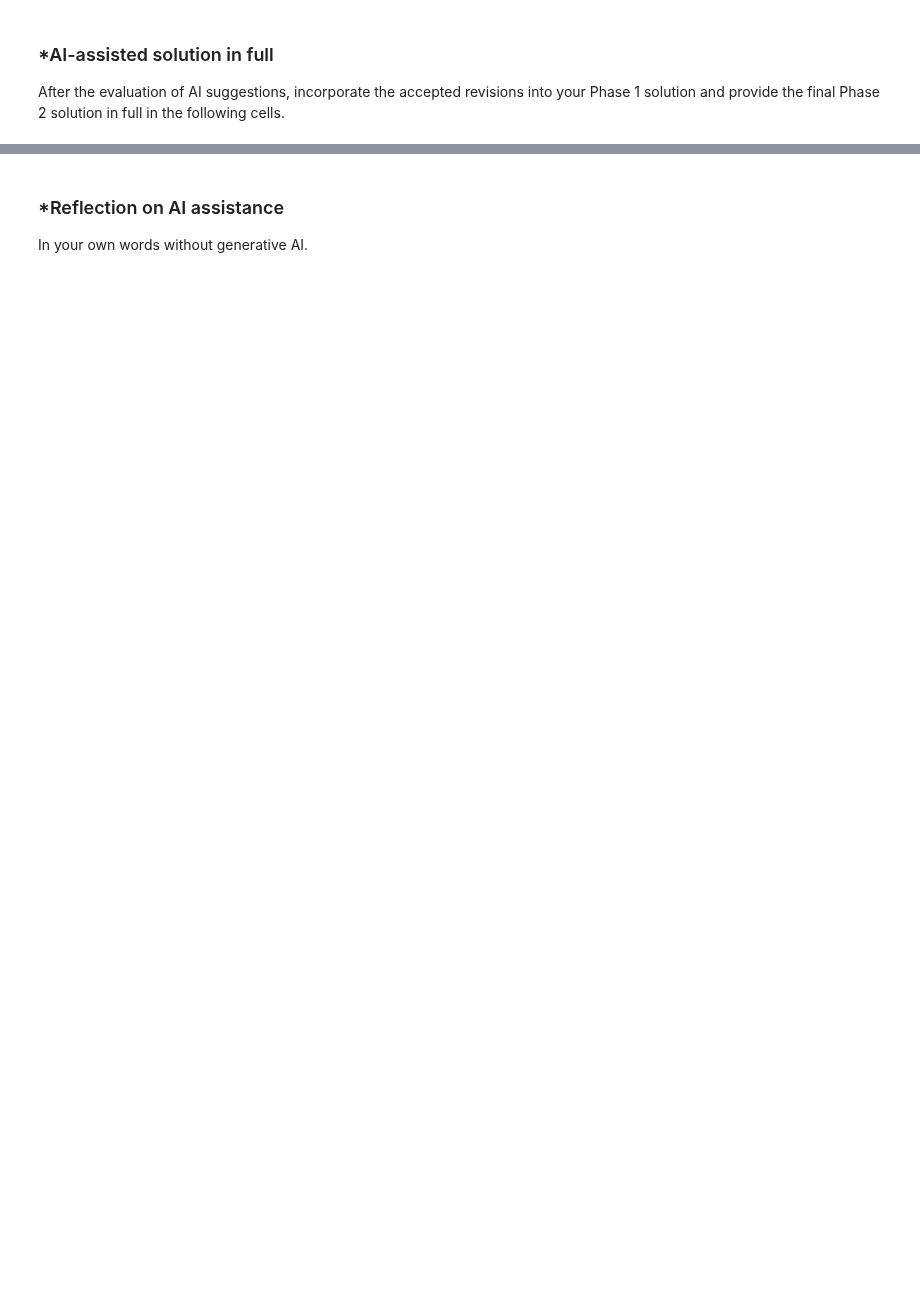
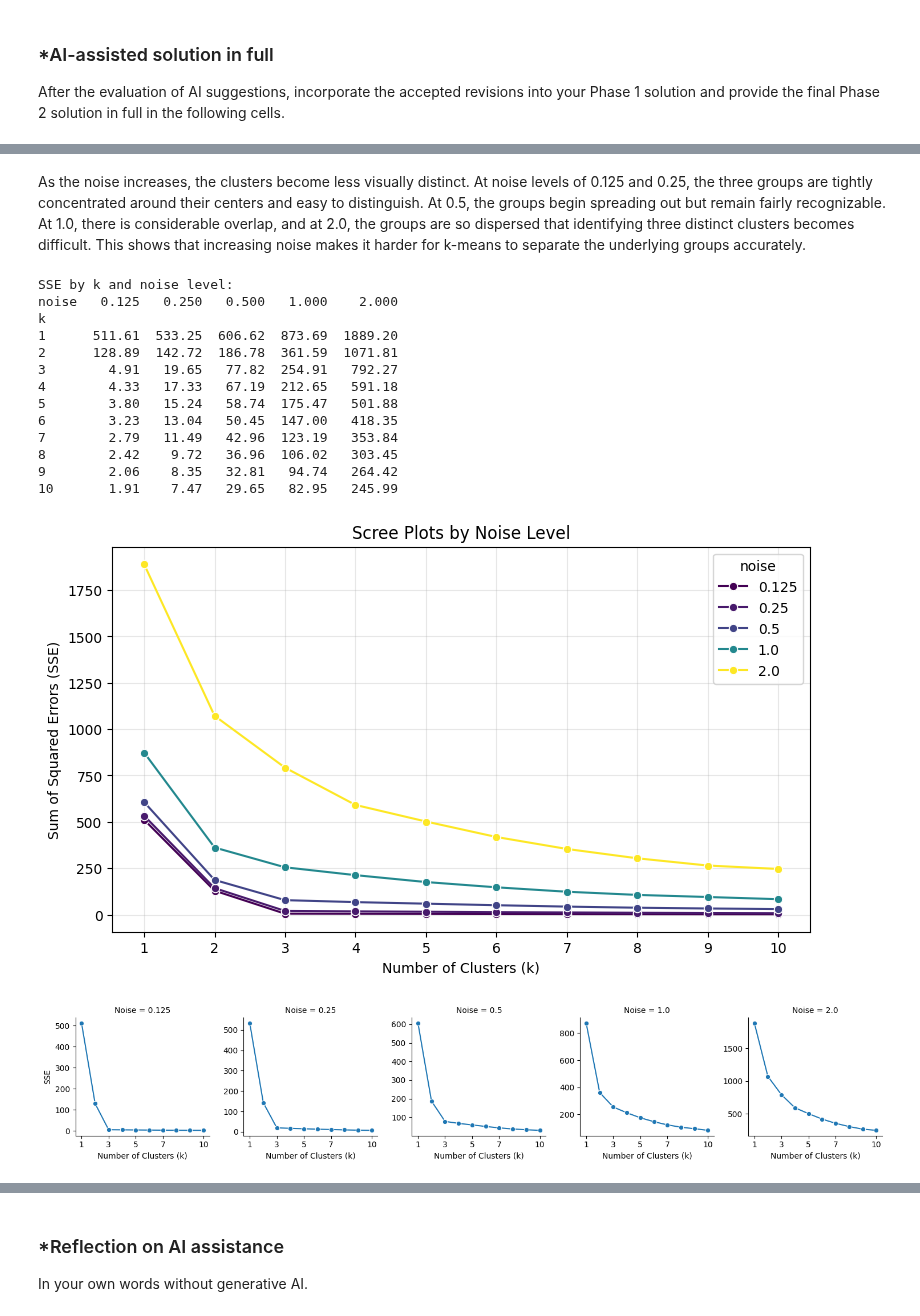
Before and after one commit to MikeMitch04/A04-clustering, a Jupyter notebook: A04_Clustering.ipynb, the cells around one changed output, grey strips where cells are left out. Saved outputs shown, nothing was run; the diff lists cells and outputs as text; code cells hidden in the pictures; blank space fills up the shorter version.

```diff
--- a/A04_Clustering.ipynb
+++ b/A04_Clustering.ipynb
@@ -555,0 +610,58 @@ After the evaluation of AI suggestions, incorporate the accepted revisions into
+# %% [markdown]
+As the noise increases, the clusters become less visually distinct. At noise levels of 0.125 and 0.25, the three groups are tightly concentrated around their centers and easy to distinguish. At 0.5, the groups begin spreading out but remain fairly recognizable. At 1.0, there is considerable overlap, and at 2.0, the groups are so dispersed that identifying three distinct clusters becomes difficult. This shows that increasing noise makes it harder for k-means to separate the underlying groups accurately.
+# %%
+# Question 1.3 AI-Assisted Solution
+
+# x1 and x2 are already on the same scale
+ks = np.arange(1, 11)
+rows = []
+
+for noise, df in datasets.items():
+    X = df[["x1", "x2"]]
+    for k in ks:
+        model = KMeans(n_clusters=k, max_iter=300,
+                       n_init=10, random_state=0).fit(X)
+        rows.append({"noise": noise, "k": k, "SSE": model.inertia_})
+
+scree = pd.DataFrame(rows)
+
+# SSE table
+print("SSE by k and noise level:")
+print(scree.pivot(index="k", columns="noise", values="SSE").round(2))
+
+# All scree curves on one plot
+plt.figure(figsize=(9, 5))
+sns.lineplot(data=scree, x="k", y="SSE", hue="noise",
+             marker="o", palette="viridis")
+plt.title("Scree Plots by Noise Level")
+plt.xlabel("Number of Clusters (k)")
+plt.ylabel("Sum of Squared Errors (SSE)")
+plt.xticks(ks)
+plt.grid(alpha=0.3)
+plt.show()
+
+# Separate plots to compare the shape of each elbow
+g = sns.relplot(data=scree, x="k", y="SSE", col="noise",
+                kind="line", marker="o",
+                facet_kws={"sharey": False}, height=3)
+
+g.set_axis_labels("Number of Clusters (k)", "SSE")
+g.set_titles("Noise = {col_name}")
+g.set(xticks=[1, 3, 5, 7, 10])
+plt.show()
+# %% [output]
+SSE by k and noise level:
+noise   0.125   0.250   0.500   1.000    2.000
+k
+1      511.61  533.25  606.62  873.69  1889.20
+2      128.89  142.72  186.78  361.59  1071.81
+3        4.91   19.65   77.82  254.91   792.27
+4        4.33   17.33   67.19  212.65   591.18
+5        3.80   15.24   58.74  175.47   501.88
+6        3.23   13.04   50.45  147.00   418.35
+7        2.79   11.49   42.96  123.19   353.84
+8        2.42    9.72   36.96  106.02   303.45
+9        2.06    8.35   32.81   94.74   264.42
+10       1.91    7.47   29.65   82.95   245.99
+[figure, added]
+[figure, added]
```
Also changed, not shown: parts of 27 cells of this notebook.
